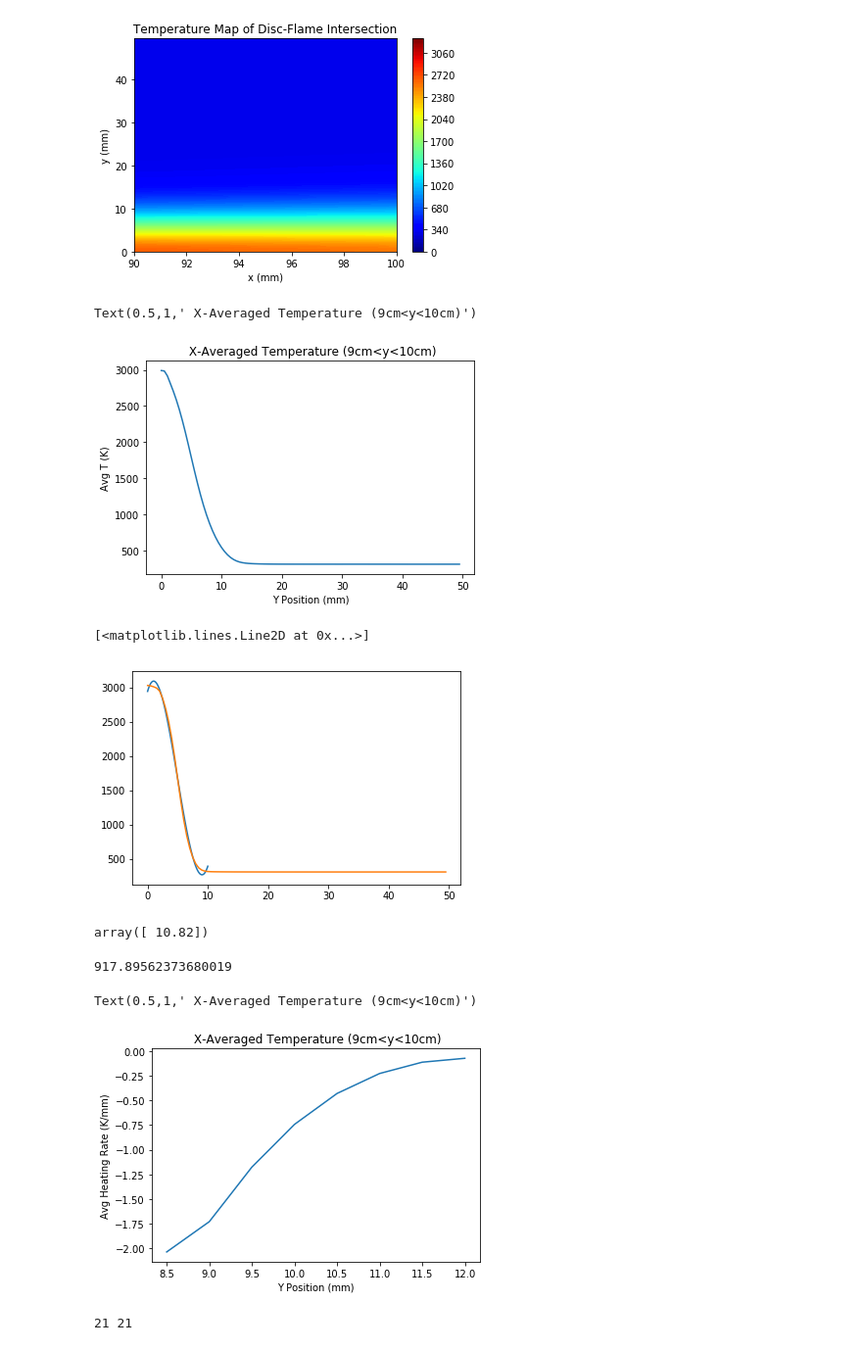
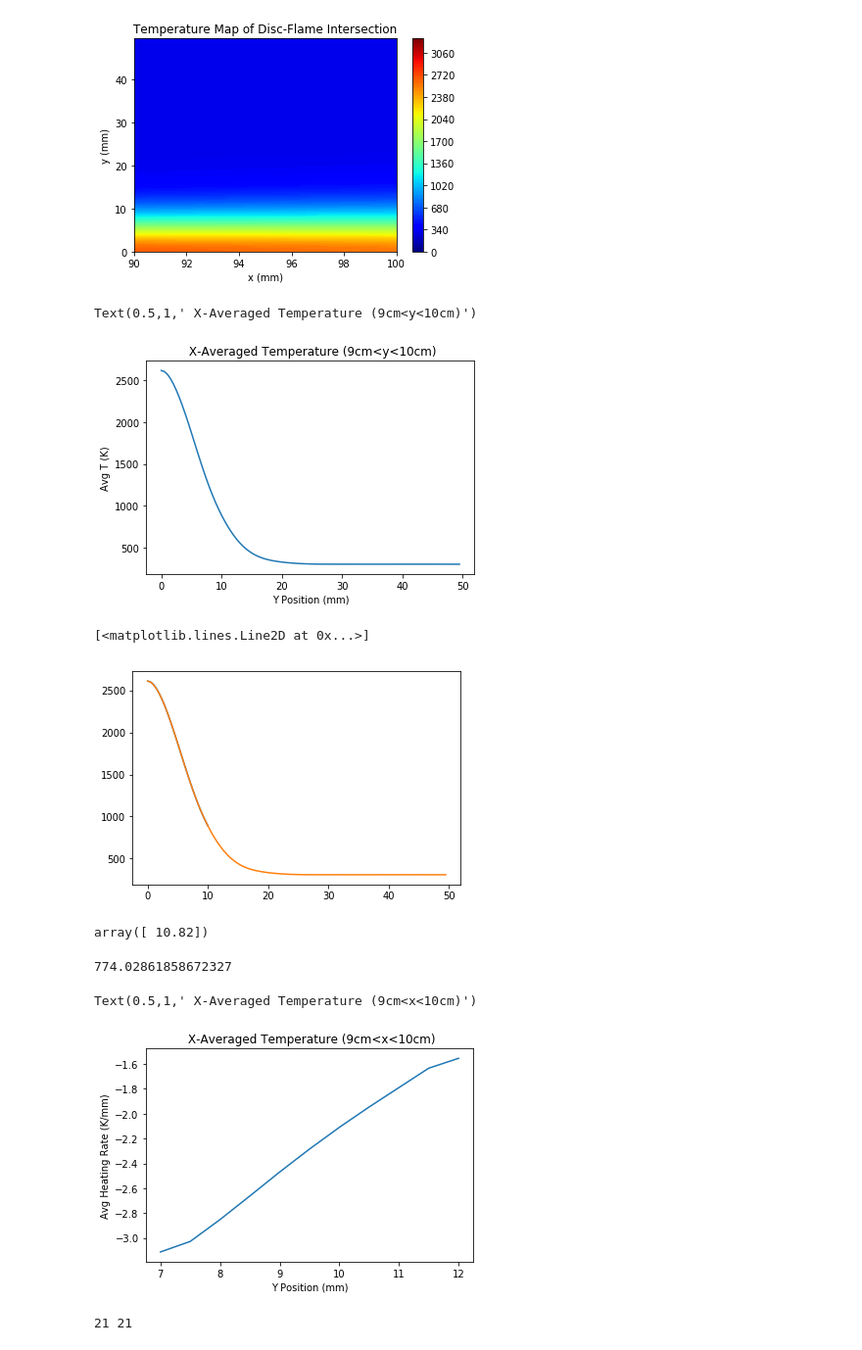
Before and after one commit to msb002/MHDlab, a Jupyter notebook: Python Analysis/Flame Model.ipynb, the cells around one changed output. Shown: that part at 98% size. Drawn from its saved outputs; the diff is of its cells as text; code cells hidden in the pictures.

```diff
--- a/Python Analysis/Flame Model.ipynb
+++ b/Python Analysis/Flame Model.ipynb
@@ -38,3 +38,4 @@ index
 df.index = pd.MultiIndex.from_tuples(index, names = ['x','y'])
 # %%
 df = df['temperature(K)']
+df = df.sort_index()
@@ -52,7 +51,7 @@ plt.colorbar()
 <matplotlib.colorbar.Colorbar at 0x...>
 [figure]
 # %%
-subdf = df.loc[:,slice(90,100)].unstack('x')
+subdf = df.loc[slice(90,100),:].unstack('x')
 plt.contourf(subdf.columns,subdf.index,subdf, cmap = 'jet', levels = levels)
 plt.xlabel('x (mm)')
 plt.ylabel('y (mm)')
@@ -68,30 +67,30 @@ plt.ylabel('Avg T (K)')
 plt.title(' X-Averaged Temperature (9cm<y<10cm)')
 # %% [output]
 Text(0.5,1,' X-Averaged Temperature (9cm<y<10cm)')
-[figure, old version]
+[figure, new version]
 # %%
 plt.plot(np.linspace(0,10,101), np.polyval(np.polyfit(subdf.index[0:21],subdf.mean(axis=1)[slice(0,10)], 4), np.linspace(0,10,101)))
 plt.plot(subdf.index, subdf.mean(axis=1))
 # %% [output]
 [<matplotlib.lines.Line2D at 0x...>]
-[figure, old version]
+[figure, new version]
 # %%
 arr = np.polyval(np.polyfit(subdf.index[0:41],subdf.mean(axis=1)[slice(0,20)], 4), np.linspace(0,20,1001))
 np.linspace(0,20,1001)[np.where(np.around(arr, 0)==774)]
 # %% [output]
 array([ 10.82])
 # %%
-np.polyval(np.polyfit(subdf.index[0:21],subdf.mean(axis=1)[slice(0,10)], 4),6.5)
+np.polyval(np.polyfit(subdf.index[0:41],subdf.mean(axis=1)[slice(0,20)], 4),10.82)
 # %% [output]
-917.89562373680019
+774.02861858672327
 # %%
-plt.plot(subdf.index[17:25], np.gradient(subdf.mean(axis=1)[slice(8.5,12)], subdf.index[17:25])*.015)
+plt.plot(subdf.index[14:25], np.gradient(subdf.mean(axis=1)[slice(7,12)], subdf.index[14:25])*.015)
 plt.xlabel('Y Position (mm)')
 plt.ylabel('Avg Heating Rate (K/mm)')
-plt.title(' X-Averaged Temperature (9cm<y<10cm)')
+plt.title(' X-Averaged Temperature (9cm<x<10cm)')
 # %% [output]
-Text(0.5,1,' X-Averaged Temperature (9cm<y<10cm)')
+Text(0.5,1,' X-Averaged Temperature (9cm<x<10cm)')
-[figure, old version]
+[figure, new version]
 # %%
 print(len(subdf.mean(axis=1)[slice(10,20)]), len(subdf.index[20:41]))
 # %% [output]
```
Also changed, not shown: parts of 2 cells of this notebook, 2 other files.
